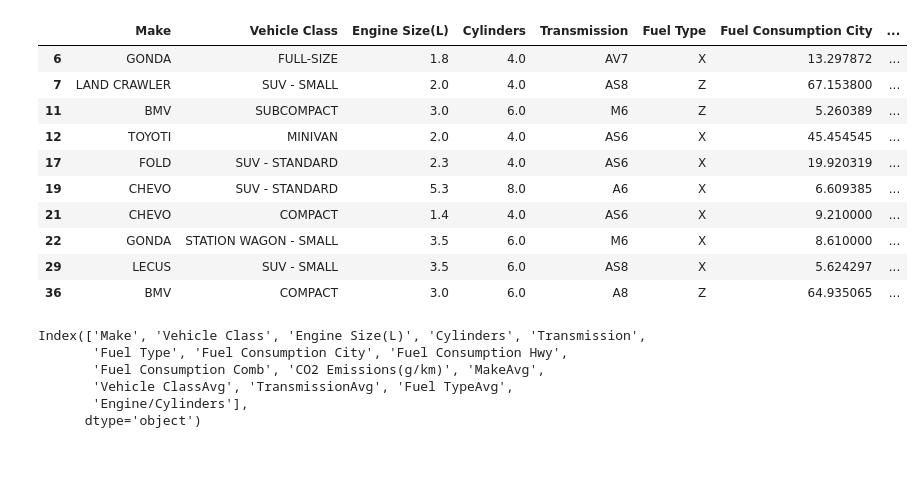
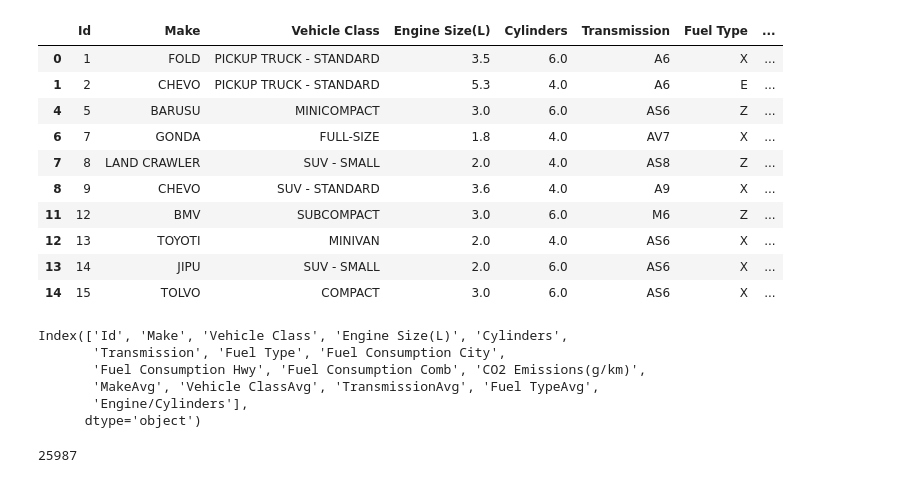
Before and after one commit to cenz19/DataSlayer1.0, a Jupyter notebook: 3. Model.ipynb, the cells around one changed output. Drawn from its saved outputs; the diff is of its cells as text; code cells hidden in the pictures.

```diff
--- a/3. Model.ipynb
+++ b/3. Model.ipynb
@@ -6,27 +14,31 @@ import numpy as np
 # %%
-df = pd.read_csv("preprocessing_1.csv", index_col=0)
+df = pd.read_csv("preprocessing_2.csv", index_col=0)
 df.head(10)
 # %% [output]
-|  | Make | Vehicle Class | Engine Size(L) | Cylinders | Transmission | Fuel Type | Fuel Consumption City | ... |
-| 6 | GONDA | FULL-SIZE | 1.8 | 4.0 | AV7 | X | 13.297872 | ... |
-| 7 | LAND CRAWLER | SUV - SMALL | 2.0 | 4.0 | AS8 | Z | 67.153800 | ... |
-| 11 | BMV | SUBCOMPACT | 3.0 | 6.0 | M6 | Z | 5.260389 | ... |
-| 12 | TOYOTI | MINIVAN | 2.0 | 4.0 | AS6 | X | 45.454545 | ... |
-| 17 | FOLD | SUV - STANDARD | 2.3 | 4.0 | AS6 | X | 19.920319 | ... |
-| 19 | CHEVO | SUV - STANDARD | 5.3 | 8.0 | A6 | X | 6.609385 | ... |
-| 21 | CHEVO | COMPACT | 1.4 | 4.0 | AS6 | X | 9.210000 | ... |
-| 22 | GONDA | STATION WAGON - SMALL | 3.5 | 6.0 | M6 | X | 8.610000 | ... |
-| 29 | LECUS | SUV - SMALL | 3.5 | 6.0 | AS8 | X | 5.624297 | ... |
-| 36 | BMV | COMPACT | 3.0 | 6.0 | A8 | Z | 64.935065 | ... |
+|  | Id | Make | Vehicle Class | Engine Size(L) | Cylinders | Transmission | Fuel Type | ... |
+| 0 | 1 | FOLD | PICKUP TRUCK - STANDARD | 3.5 | 6.0 | A6 | X | ... |
+| 1 | 2 | CHEVO | PICKUP TRUCK - STANDARD | 5.3 | 4.0 | A6 | E | ... |
+| 4 | 5 | BARUSU | MINICOMPACT | 3.0 | 6.0 | AS6 | Z | ... |
+| 6 | 7 | GONDA | FULL-SIZE | 1.8 | 4.0 | AV7 | X | ... |
+| 7 | 8 | LAND CRAWLER | SUV - SMALL | 2.0 | 4.0 | AS8 | Z | ... |
+| 8 | 9 | CHEVO | SUV - STANDARD | 3.6 | 4.0 | A9 | X | ... |
+| 11 | 12 | BMV | SUBCOMPACT | 3.0 | 6.0 | M6 | Z | ... |
+| 12 | 13 | TOYOTI | MINIVAN | 2.0 | 4.0 | AS6 | X | ... |
+| 13 | 14 | JIPU | SUV - SMALL | 2.0 | 6.0 | AS6 | X | ... |
+| 14 | 15 | TOLVO | COMPACT | 3.0 | 6.0 | AS6 | X | ... |
 # %%
 df.columns
 # %% [output]
-Index(['Make', 'Vehicle Class', 'Engine Size(L)', 'Cylinders', 'Transmission',
-       'Fuel Type', 'Fuel Consumption City', 'Fuel Consumption Hwy',
-       'Fuel Consumption Comb', 'CO2 Emissions(g/km)', 'MakeAvg',
-       'Vehicle ClassAvg', 'TransmissionAvg', 'Fuel TypeAvg',
+Index(['Id', 'Make', 'Vehicle Class', 'Engine Size(L)', 'Cylinders',
+       'Transmission', 'Fuel Type', 'Fuel Consumption City',
+       'Fuel Consumption Hwy', 'Fuel Consumption Comb', 'CO2 Emissions(g/km)',
+       'MakeAvg', 'Vehicle ClassAvg', 'TransmissionAvg', 'Fuel TypeAvg',
        'Engine/Cylinders'],
       dtype='object')
+# %%
+len(df)
+# %% [output]
+25987
 # %%
 tf.keras.backend.clear_session()
 model = tf.keras.Sequential([
```
Also changed, not shown: parts of 9 cells of this notebook, 7 other files.
